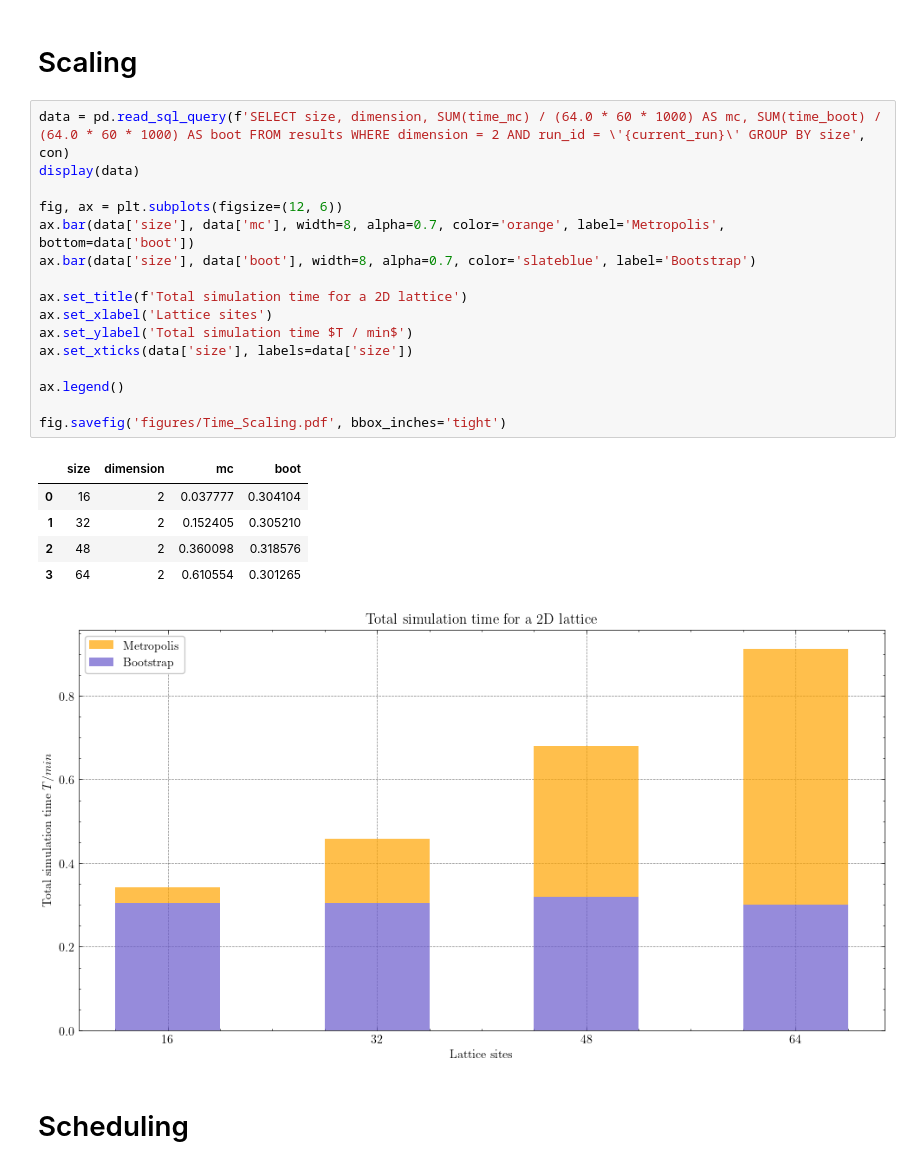
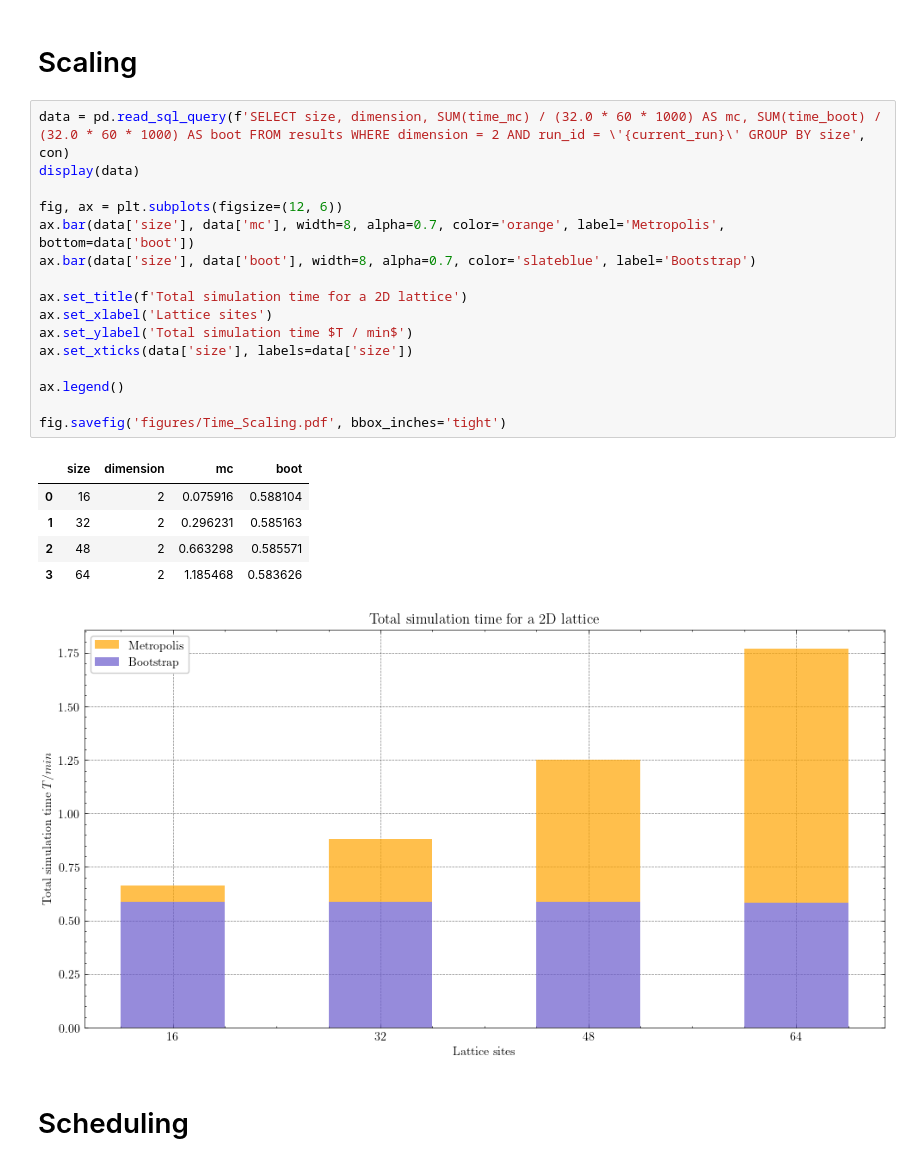
Before and after one commit to lennartvrg/XY-Model, a Jupyter notebook: Notebook.ipynb, the cells around one changed output. Cells and saved outputs as stored; diff of their text form.

```diff
--- a/Notebook.ipynb
+++ b/Notebook.ipynb
@@ -183,28 +182,28 @@ fig.savefig('figures/Critical_Slowing_Down.pdf', bbox_inches='tight')
 # %% [markdown]
 # Scaling
 # %%
-data = pd.read_sql_query(f'SELECT size, dimension, SUM(time_mc) / (64.0 * 60 * 1000) AS mc, SUM(time_boot) / (64.0 * 60 * 1000) AS boot FROM results WHERE dimension = 2 AND run_id = \'{current_run}\' GROUP BY size', con)
+data = pd.read_sql_query(f'SELECT size, dimension, SUM(time_mc) / (32.0 * 60 * 1000) AS mc, SUM(time_boot) / (32.0 * 60 * 1000) AS boot FROM results WHERE dimension = 2 AND run_id = \'{current_run}\' GROUP BY size', con)
 display(data)
 
 fig, ax = plt.subplots(figsize=(12, 6))
 ax.bar(data['size'], data['mc'], width=8, alpha=0.7, color='orange', label='Metropolis', bottom=data['boot'])
 ax.bar(data['size'], data['boot'], width=8, alpha=0.7, color='slateblue', label='Bootstrap')
 
 ax.set_title(f'Total simulation time for a 2D lattice')
 ax.set_xlabel('Lattice sites')
 ax.set_ylabel('Total simulation time $T / min$')
 ax.set_xticks(data['size'], labels=data['size'])
 
 ax.legend()
 
 fig.savefig('figures/Time_Scaling.pdf', bbox_inches='tight')
 # %% [output]
 |  | size | dimension | mc | boot |
-| 0 | 16 | 2 | 0.037777 | 0.304104 |
-| 1 | 32 | 2 | 0.152405 | 0.305210 |
-| 2 | 48 | 2 | 0.360098 | 0.318576 |
-| 3 | 64 | 2 | 0.610554 | 0.301265 |
+| 0 | 16 | 2 | 0.075916 | 0.588104 |
+| 1 | 32 | 2 | 0.296231 | 0.585163 |
+| 2 | 48 | 2 | 0.663298 | 0.585571 |
+| 3 | 64 | 2 | 1.185468 | 0.583626 |
-[figure, old version]
+[figure, new version]
 # %% [markdown]
 # Scheduling
 # %%
```
Also changed, not shown: parts of 7 cells of this notebook, 5 other files.
